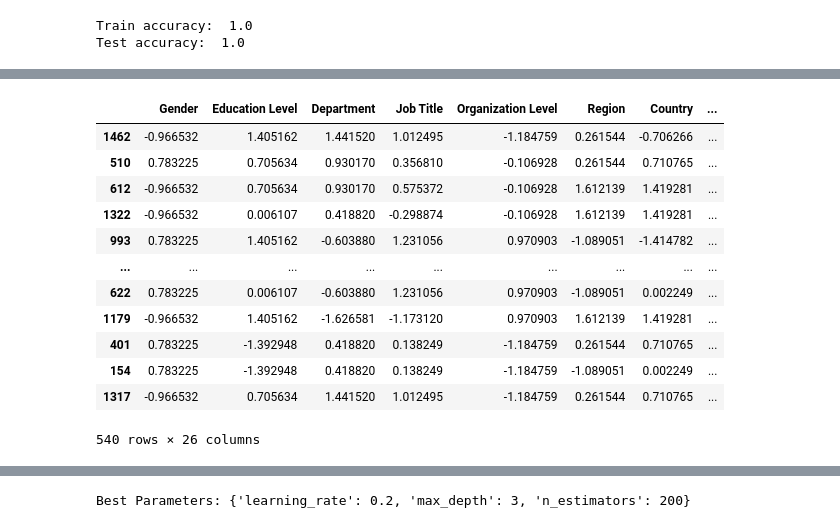
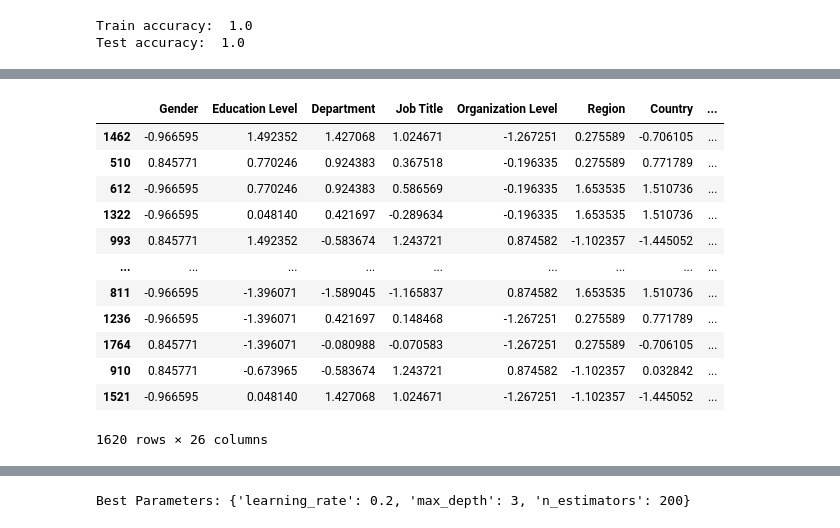
Before and after one commit to mmrnayan/HR-Analysis, a Jupyter notebook: dataset final/AP 2.ipynb, the cells around one changed output, grey strips where cells are left out. Cells and saved outputs as stored; diff of their text form; code cells hidden in the pictures.

Commit message:
resignation prediction update
not finished

```diff
--- a/dataset final/AP 2.ipynb
+++ b/dataset final/AP 2.ipynb
@@ -7,7 +7,7 @@ from sklearn.preprocessing import LabelEncoder
 import pandas as pd
 import numpy as np
 # %%
-df = pd.read_csv('D:\\high performance project\\project\\dataset final\\final_data - Copy.csv')
+df = pd.read_csv('D:\\high performance project\\project\\dataset final\\final_data.csv')
 # %%
 df
 # %% [output]
@@ -168,21 +174,22 @@ def one_hot_code(df, column):
     df= df.drop(column, axis=1)
     return df
 # %%
-pd.set_option('display.max_columns', None)
+import pandas as pd
+from sklearn.model_selection import train_test_split
+from sklearn.preprocessing import StandardScaler, LabelEncoder
 
-from sklearn.model_selection import train_test_split
-from sklearn.preprocessing import StandardScaler
-
-from sklearn.linear_model import LogisticRegression
-from sklearn.neighbors import KNeighborsClassifier
-from sklearn.svm import LinearSVC, SVC
-from sklearn.neural_network import MLPClassifier
-from datetime import datetime
 def preprocess_inputs(df):
     df = df.copy()
-    df = df.drop([
-        'Predict', 'Probability'
-    ], axis=1)
+
+    # Drop unnecessary columns
+    if 'Predict' in df.columns and 'Probability' in df.columns:
+        df = df.drop(['Predict', 'Probability'], axis=1)
+
+    # Encode categorical variables
+    categorical_cols = df.select_dtypes(include=['object']).columns  # Select non-numeric columns
+    for col in categorical_cols:
+        le = LabelEncoder()
+        df[col] = le.fit_transform(df[col])
 
     # Separate features and target
     y = df['Current Employment Status']
@@ -193,11 +200,11 @@ def preprocess_inputs(df):
         X, y, train_size=0.7, shuffle=True, random_state=1
     )
 
-    # Scale X
+    # Scale numerical features
+    num_cols = X_train.select_dtypes(include=['float64', 'int64']).columns  # Select numeric columns
     scaler = StandardScaler()
-    scaler.fit(X_train)
-    X_train = pd.DataFrame(scaler.transform(X_train), index=X_train.index, columns=X_train.columns)
-    X_test = pd.DataFrame(scaler.transform(X_test), index=X_test.index, columns=X_test.columns)
+    X_train[num_cols] = scaler.fit_transform(X_train[num_cols])
+    X_test[num_cols] = scaler.transform(X_test[num_cols])
 
     return X_train, X_test, y_train, y_test
 
@@ -207,3 +214,5 @@ X_train, X_test, y_train, y_test = preprocess_inputs(df)
 # Verify the output
 print(X_train.head())
 print(y_train.head())
+X_train
+X_test
@@ -432,7 +399,7 @@ def preprocess_inputs(df):
 
     # Split into train and test sets
     X_train, X_test, y_train, y_test = train_test_split(
-        X, y, train_size=0.7, shuffle=True, random_state=1
+        X, y, train_size=0.1, shuffle=True, random_state=1
     )
 
     # Standardize only numerical columns (if applicable)
@@ -498,13 +465,13 @@ weighted avg       0.97      0.97      0.97       540
 |  | Gender | Education Level | Department | Job Title | Organization Level | Region | Country | ... |
-| 1462 | -0.966532 | 1.405162 | 1.441520 | 1.012495 | -1.184759 | 0.261544 | -0.706266 | ... |
-| 510 | 0.783225 | 0.705634 | 0.930170 | 0.356810 | -0.106928 | 0.261544 | 0.710765 | ... |
-| 612 | -0.966532 | 0.705634 | 0.930170 | 0.575372 | -0.106928 | 1.612139 | 1.419281 | ... |
-| 1322 | -0.966532 | 0.006107 | 0.418820 | -0.298874 | -0.106928 | 1.612139 | 1.419281 | ... |
-| 993 | 0.783225 | 1.405162 | -0.603880 | 1.231056 | 0.970903 | -1.089051 | -1.414782 | ... |
+| 1462 | -0.966595 | 1.492352 | 1.427068 | 1.024671 | -1.267251 | 0.275589 | -0.706105 | ... |
+| 510 | 0.845771 | 0.770246 | 0.924383 | 0.367518 | -0.196335 | 0.275589 | 0.771789 | ... |
+| 612 | -0.966595 | 0.770246 | 0.924383 | 0.586569 | -0.196335 | 1.653535 | 1.510736 | ... |
+| 1322 | -0.966595 | 0.048140 | 0.421697 | -0.289634 | -0.196335 | 1.653535 | 1.510736 | ... |
+| 993 | 0.845771 | 1.492352 | -0.583674 | 1.243721 | 0.874582 | -1.102357 | -1.445052 | ... |
 | ... | ... | ... | ... | ... | ... | ... | ... | ... |
-| 622 | 0.783225 | 0.006107 | -0.603880 | 1.231056 | 0.970903 | -1.089051 | 0.002249 | ... |
-| 1179 | -0.966532 | 1.405162 | -1.626581 | -1.173120 | 0.970903 | 1.612139 | 1.419281 | ... |
-| 401 | 0.783225 | -1.392948 | 0.418820 | 0.138249 | -1.184759 | 0.261544 | 0.710765 | ... |
-| 154 | 0.783225 | -1.392948 | 0.418820 | 0.138249 | -1.184759 | -1.089051 | 0.002249 | ... |
-| 1317 | -0.966532 | 0.705634 | 1.441520 | 1.012495 | -1.184759 | 0.261544 | 0.710765 | ... |
+| 811 | -0.966595 | -1.396071 | -1.589045 | -1.165837 | 0.874582 | 1.653535 | 1.510736 | ... |
+| 1236 | -0.966595 | -1.396071 | 0.421697 | 0.148468 | -1.267251 | 0.275589 | 0.771789 | ... |
+| 1764 | 0.845771 | -1.396071 | -0.080988 | -0.070583 | -1.267251 | 0.275589 | -0.706105 | ... |
+| 910 | 0.845771 | -0.673965 | -0.583674 | 1.243721 | 0.874582 | -1.102357 | 0.032842 | ... |
+| 1521 | -0.966595 | 0.048140 | 1.427068 | 1.024671 | -1.267251 | -1.102357 | -1.445052 | ... |
-540 rows × 26 columns
+1620 rows × 26 columns
```
Also changed, not shown: parts of 42 cells of this notebook, 22 other files.
